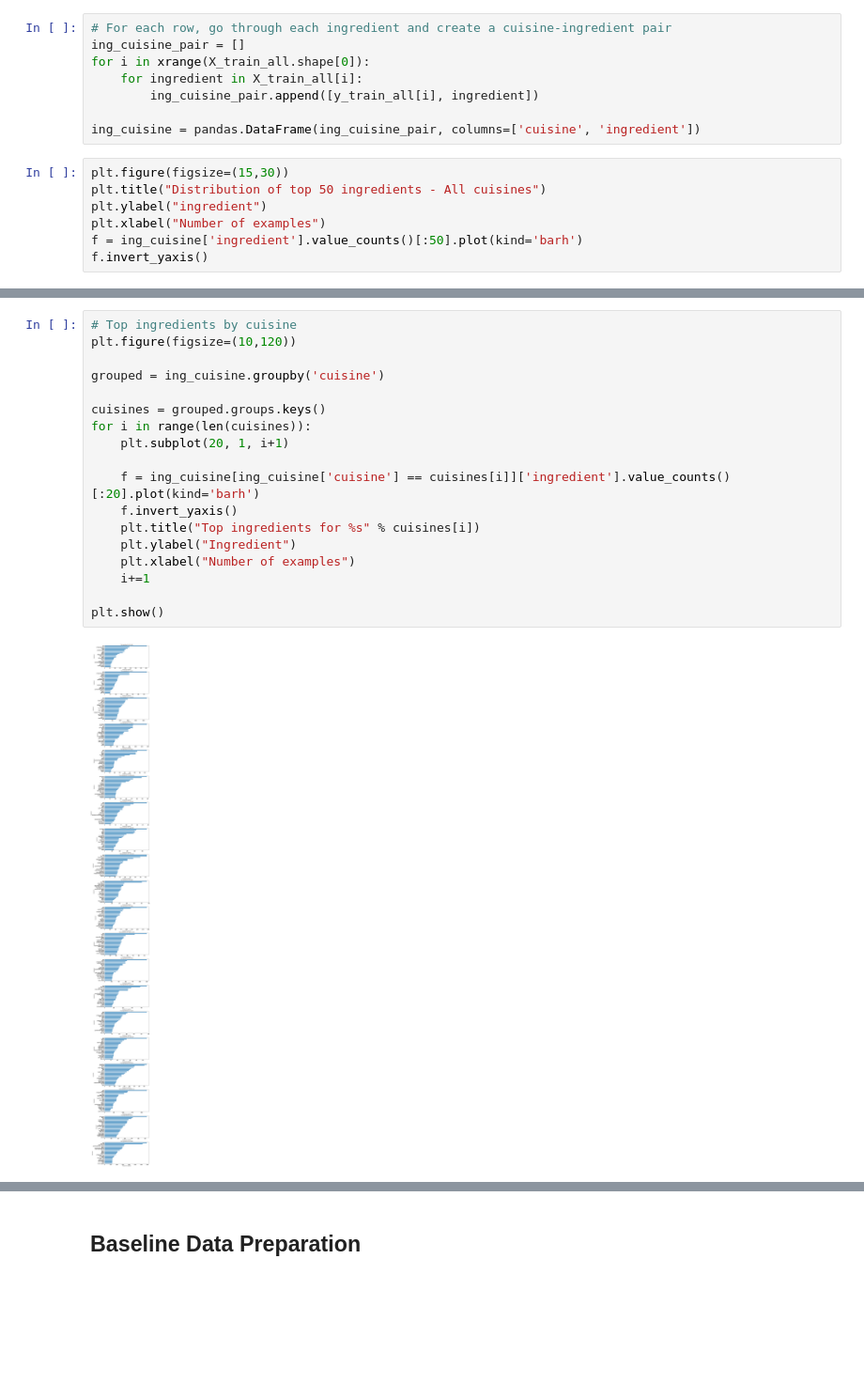
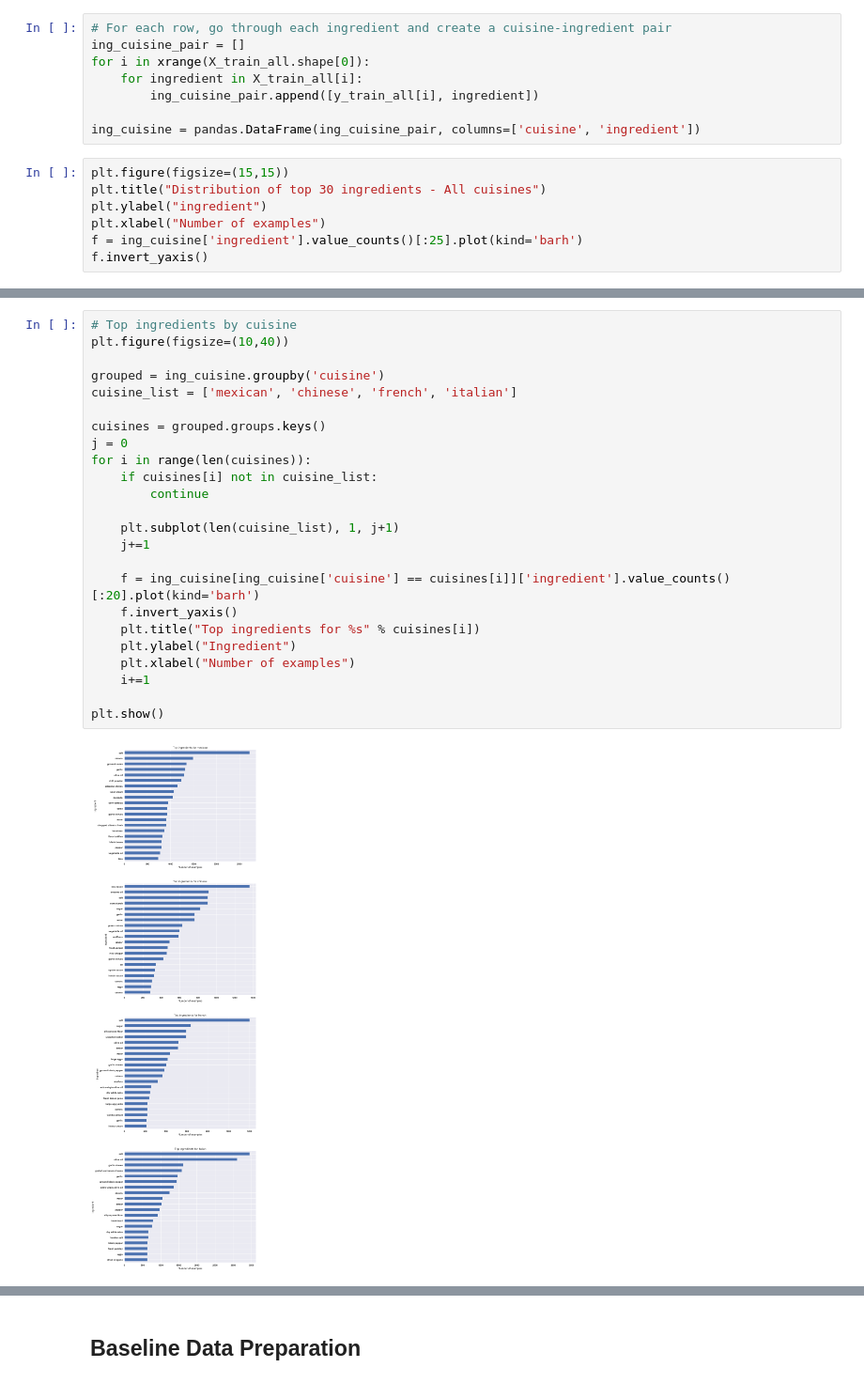
Before and after one commit to cw2yuenberkeley/whats_cooking, a Jupyter notebook: What's Cooking.ipynb, the cells around one changed output, grey strips where cells are left out. Shown: that part at 94% size. Saved outputs shown, nothing was run; the diff lists cells and outputs as text; blank space fills up the shorter version.

```diff
--- a/What's Cooking.ipynb
+++ b/What's Cooking.ipynb
@@ -168,10 +156,10 @@ for i in xrange(X_train_all.shape[0]):
 
 ing_cuisine = pandas.DataFrame(ing_cuisine_pair, columns=['cuisine', 'ingredient'])
 # %%
-plt.figure(figsize=(15,30))
-plt.title("Distribution of top 50 ingredients - All cuisines")
+plt.figure(figsize=(15,15))
+plt.title("Distribution of top 30 ingredients - All cuisines")
 plt.ylabel("ingredient")
 plt.xlabel("Number of examples")
-f = ing_cuisine['ingredient'].value_counts()[:50].plot(kind='barh')
+f = ing_cuisine['ingredient'].value_counts()[:25].plot(kind='barh')
 f.invert_yaxis()
 # %% [output]
@@ -183,20 +171,26 @@ Similarly, here by cuisine the top ingredients are common ingredients like salt,
 # %%
 # Top ingredients by cuisine
-plt.figure(figsize=(10,120))
+plt.figure(figsize=(10,40))
 
 grouped = ing_cuisine.groupby('cuisine')
+cuisine_list = ['mexican', 'chinese', 'french', 'italian']
 
 cuisines = grouped.groups.keys()
+j = 0
 for i in range(len(cuisines)):
-    plt.subplot(20, 1, i+1)
+    if cuisines[i] not in cuisine_list:
+        continue
+
+    plt.subplot(len(cuisine_list), 1, j+1)
+    j+=1
 
     f = ing_cuisine[ing_cuisine['cuisine'] == cuisines[i]]['ingredient'].value_counts()[:20].plot(kind='barh')
     f.invert_yaxis()
     plt.title("Top ingredients for %s" % cuisines[i])
     plt.ylabel("Ingredient")
     plt.xlabel("Number of examples")
     i+=1
 
 plt.show()
 # %% [output]
-[figure, old version]
+[figure, new version]
```
Also changed, not shown: parts of 62 cells of this notebook.
